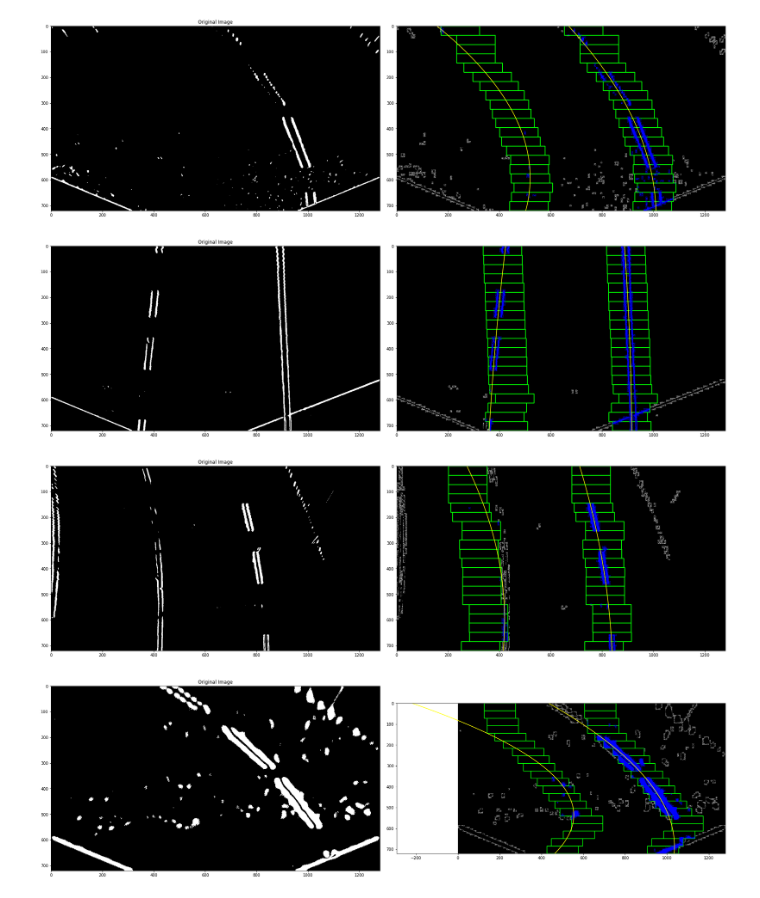
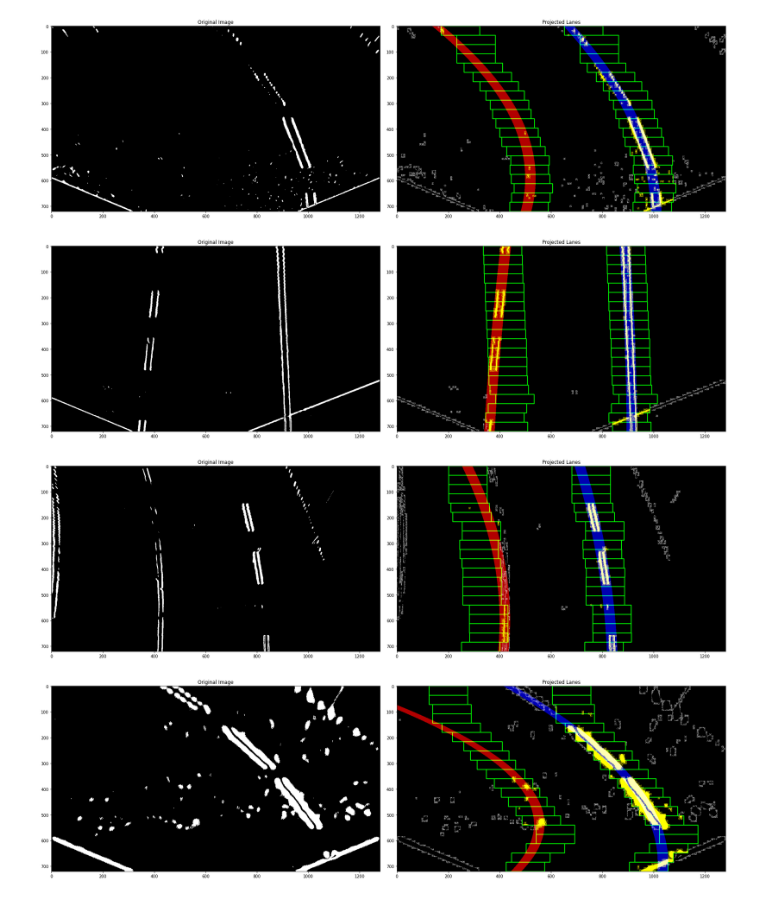
Before and after one commit to bsantanna/ai-pilot, a Jupyter notebook: notebooks/image_processing/path_tracing.ipynb, the cells around one changed output. Cells and saved outputs as stored; diff of their text form; code cells hidden in the pictures.

Commit message:
Draw curve fits in images

```diff
--- a/notebooks/image_processing/path_tracing.ipynb
+++ b/notebooks/image_processing/path_tracing.ipynb
@@ -26,7 +26,12 @@ def get_normalized_pivots(img, left_pivot, right_pivot):
     return left_pivot, right_pivot
 
 
-def polynomial_curve_fit(img, rectangle_count=20, rect_width=75, rectangle_visible=False, min_pixel_density=100):
+
+def pixel_density_polynomial_curve_fit(img,
+                                       rectangle_count=20,
+                                       rect_width=75,
+                                       rectangle_visible=False,
+                                       min_pixel_density=100):
     out_img = np.dstack((img, img, img)) * 255
     rect_height = np.int(img.shape[0] / rectangle_count)
 
@@ -87,8 +92,8 @@ def polynomial_curve_fit(img, rectangle_count=20, rect_width=75, rectangle_visib
     right_path_index = np.concatenate(right_path_index)
 
     # save image
-    out_img[nonzero_y[left_path_index], nonzero_x[left_path_index]] = [0, 0, 255]
-    out_img[nonzero_y[right_path_index], nonzero_x[right_path_index]] = [0, 0, 255]
+    out_img[nonzero_y[left_path_index], nonzero_x[left_path_index]] = [255, 255, 0]
+    out_img[nonzero_y[right_path_index], nonzero_x[right_path_index]] = [255, 255, 0]
 
     # Extract left and right line pixel positions
     left_x = nonzero_x[left_path_index]
@@ -100,40 +105,49 @@ def polynomial_curve_fit(img, rectangle_count=20, rect_width=75, rectangle_visib
     left_fit = np.polyfit(left_y, left_x, 2)
     right_fit = np.polyfit(right_y, right_x, 2)
 
+    # Generate x and y values for plotting
+    plot_y = np.linspace(0, out_img.shape[0] - 1, out_img.shape[0])
+    left_fit_x = left_fit[0] * plot_y ** 2 + left_fit[1] * plot_y + left_fit[2]
+    right_fit_x = right_fit[0] * plot_y ** 2 + right_fit[1] * plot_y + right_fit[2]
+
+    lane_img = np.zeros_like(out_img)
+    lane_width = 20
+    left_lane_rect_a = np.array([np.transpose(np.vstack([left_fit_x - lane_width, plot_y]))])
+    left_lane_rect_b = np.array([np.flipud(np.transpose(np.vstack([left_fit_x + lane_width, plot_y])))])
+    left_lane_pts = np.hstack((left_lane_rect_a, left_lane_rect_b))
+    right_lane_rect_a = np.array([np.transpose(np.vstack([right_fit_x - lane_width, plot_y]))])
+    right_lane_rect_b = np.array([np.flipud(np.transpose(np.vstack([right_fit_x + lane_width, plot_y])))])
+    right_lane_pts = np.hstack((right_lane_rect_a, right_lane_rect_b))
+
+    # Draw the lanes
+    cv2.fillPoly(lane_img, np.int_([left_lane_pts]), (255, 0, 0))
+    cv2.fillPoly(lane_img, np.int_([right_lane_pts]), (0, 0, 255))
+    out_img = cv2.addWeighted(out_img, 1, lane_img, 0.7, 0)
+
     return left_fit, right_fit, out_img
 # %%
 ### get the test images from the test_images folder
 images = glob.glob('./test*/lane_detection_image_edge.jpg')
 
 
 ### Loop through each image and send it to the pipeline
 for fname in images:
 
     img = cv2.imread(fname)
     img = cv2.cvtColor(img, cv2.COLOR_RGB2GRAY)
     img_og = np.copy(img)
 
-    # Run the warped, binary image from the pipeline through the fitter
-    #left_fit, right_fit, left_fit_m, right_fit_m, out_img = calc_line_fits(img)
-    left_fit, right_fit, out_img = polynomial_curve_fit(img,rectangle_visible=True)
+    left_fit, right_fit, out_img = pixel_density_polynomial_curve_fit(img, rectangle_visible=True)
 
     ### Plot the original image, the binary warped image, and the visualization from the fitter
     f, (ax1, ax2) = plt.subplots(1, 2, figsize=(24, 9))
     f.tight_layout()
     ax1.imshow(img, cmap='gray')
     ax1.set_title('Original Image')
-
-    # Generate x and y values for plotting
-    ploty = np.linspace(0, img.shape[0]-1, img.shape[0] )
-    left_fitx = left_fit[0]*ploty**2 + left_fit[1]*ploty + left_fit[2]
-    right_fitx = right_fit[0]*ploty**2 + right_fit[1]*ploty + right_fit[2]
-
     ax2.imshow(out_img)
-    ax2.plot(left_fitx, ploty, color='yellow')
-    ax2.plot(right_fitx, ploty, color='yellow')
-    plt.subplots_adjust(left=0., right=1, top=0.9, bottom=0.)
+    ax2.set_title('Projected Lanes')
 # %% [output]
-[figure, old version]
+[figure, new version]
-[figure, old version]
+[figure, new version]
-[figure, old version]
+[figure, new version]
-[figure, old version]
+[figure, new version]
```
Also changed, not shown: 7 other files.
